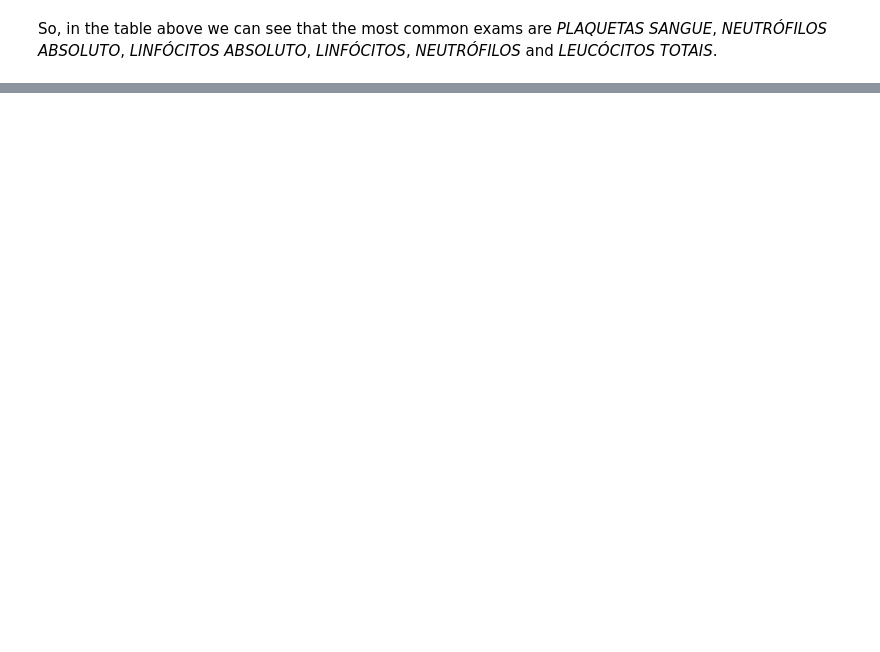
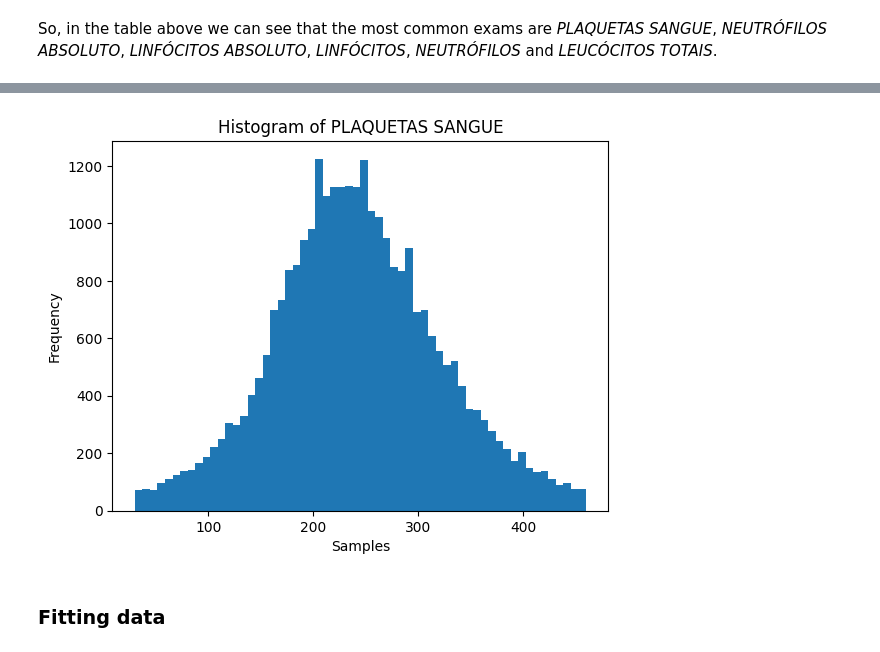
Before and after one commit to GustavoFA/IA376, a Jupyter notebook: A1/236249_a1.ipynb, the cells around one changed output, grey strips where cells are left out. Saved outputs shown, nothing was run; the diff lists cells and outputs as text; code cells hidden in the pictures; blank space fills up the shorter version.

```diff
--- a/A1/236249_a1.ipynb
+++ b/A1/236249_a1.ipynb
@@ -72,0 +116,8 @@ So, in the table above we can see that the most common exams are *PLAQUETAS SANG
+# %%
+iqr = q3 - q1
+# %%
+iqr_lower = q1 - 1.5 * iqr
+iqr_upper = q3 + 1.5 * iqr
+# %%
+samples_db_cleaned = samples_db_cleaned[(samples_db_cleaned[exam_choice.lower()] > iqr_lower) & (samples_db_cleaned[exam_choice.lower()] < iqr_upper)]
+print(f'Number of samples in database after removing outliers: {len(samples_db_cleaned)}')
@@ -72,0 +126,2 @@ So, in the table above we can see that the most common exams are *PLAQUETAS SANG
+# %%
+samples_db = samples_db_cleaned
@@ -72,0 +142,10 @@ So, in the table above we can see that the most common exams are *PLAQUETAS SANG
+# %%
+plt.hist(samples_db[exam_choice.lower()], bins=60)
+plt.title(f"Histogram of {exam_choice}")
+plt.ylabel("Frequency")
+plt.xlabel("Samples")
+plt.show()
+# %% [output]
+[figure, added]
+# %% [markdown]
+### Fitting data
```
Also changed, not shown: parts of 36 cells of this notebook.
